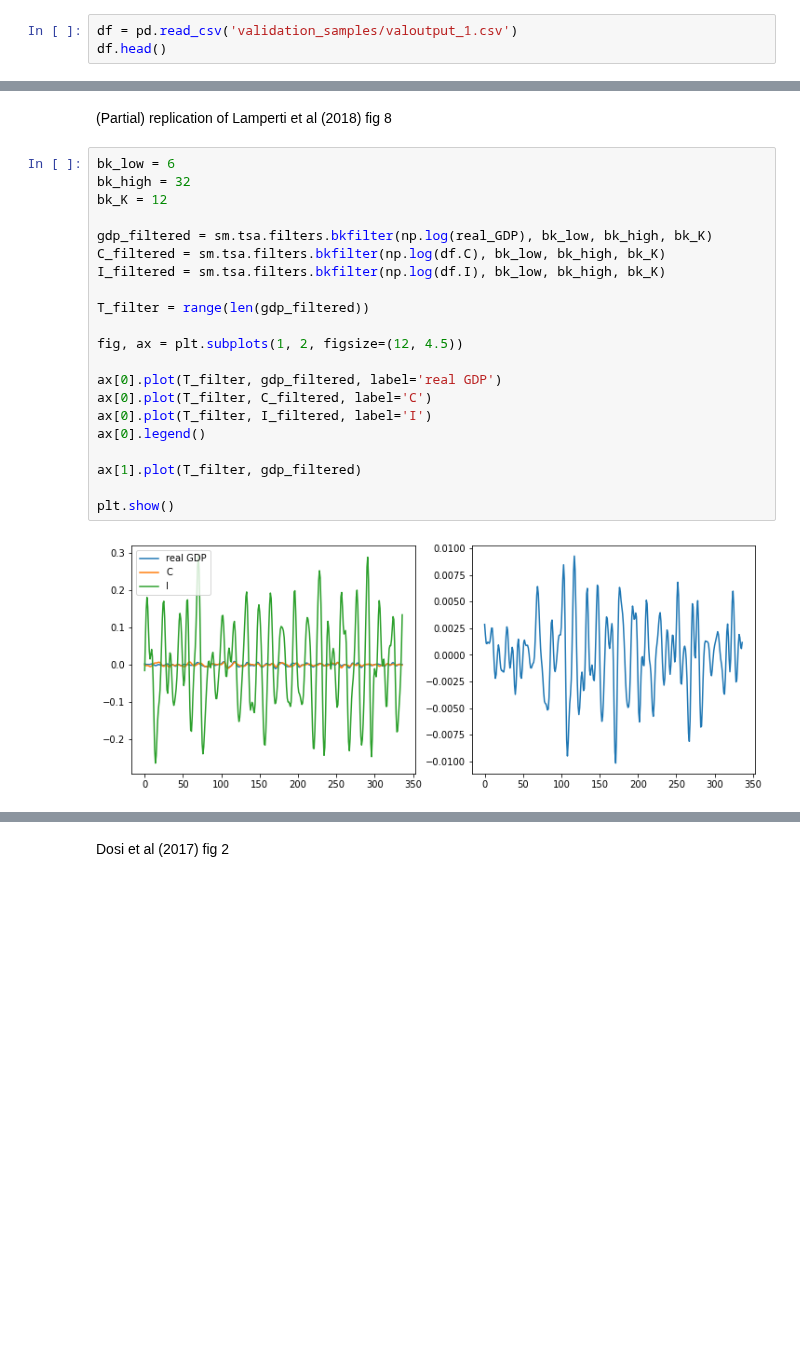
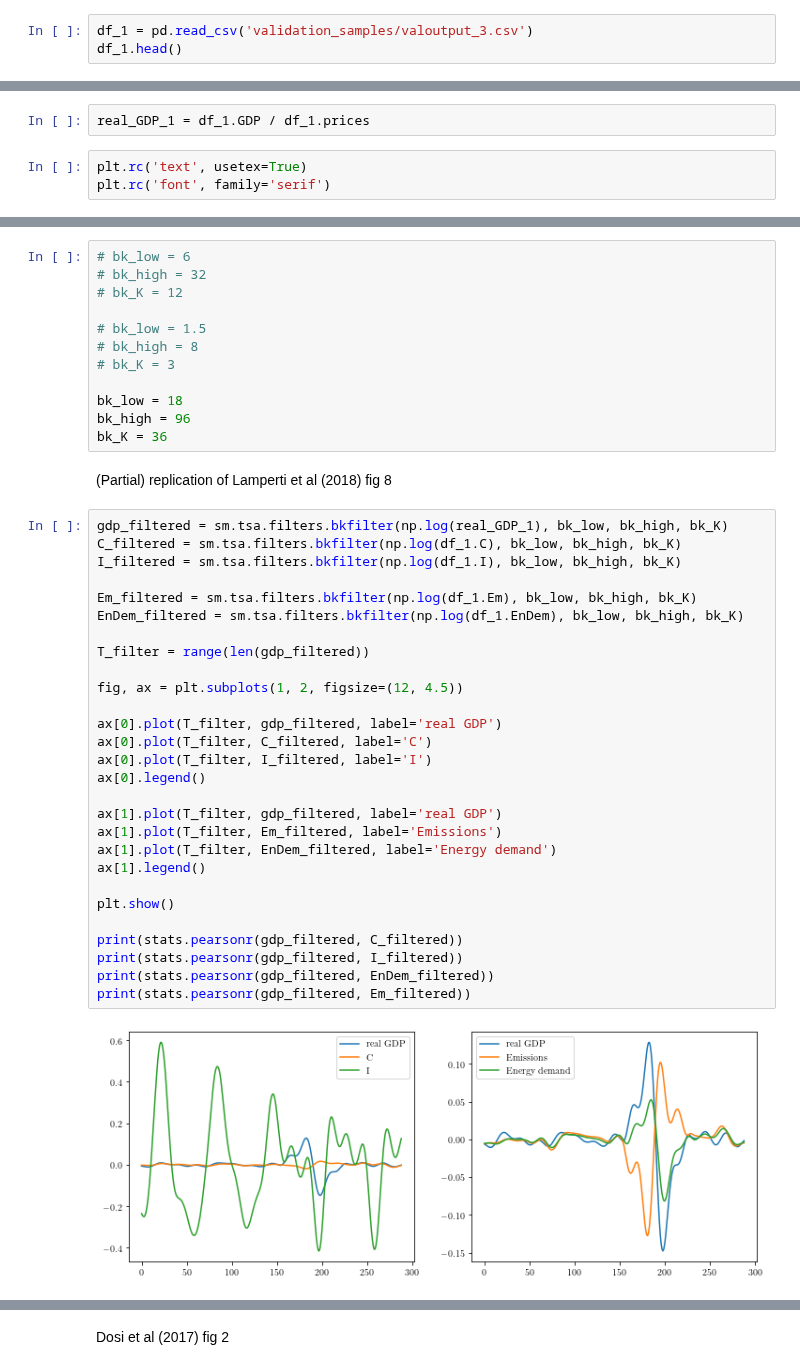
Before and after one commit to Tarsatir/Capsule_Climate, a Jupyter notebook: results/validation/replication_plots.ipynb, the cells around one changed output, grey strips where cells are left out. Saved outputs shown, nothing was run; the diff lists cells and outputs as text; blank space fills up the shorter version.

```diff
--- a/results/validation/replication_plots.ipynb
+++ b/results/validation/replication_plots.ipynb
@@ -10,6 +11,6 @@ from scipy.stats import norm
 # %% [markdown]
 ### Replication of single-run plots
 # %%
-df = pd.read_csv('validation_samples/valoutput_1.csv')
-df.head()
+df_1 = pd.read_csv('validation_samples/valoutput_3.csv')
+df_1.head()
 # %% [output]
@@ -32,3 +28,8 @@ real_GDP = df.GDP / df.prices
+# %%
+real_GDP_1 = df_1.GDP / df_1.prices
+# %%
+plt.rc('text', usetex=True)
+plt.rc('font', family='serif')
 # %% [markdown]
 (Partial) replication of Lamperti et al (2018) fig 2
 # %%
@@ -74,25 +87,44 @@ plt.show()
+# %%
+# bk_low = 6
+# bk_high = 32
+# bk_K = 12
+
+# bk_low = 1.5
+# bk_high = 8
+# bk_K = 3
+
+bk_low = 18
+bk_high = 96
+bk_K = 36
 # %% [markdown]
 (Partial) replication of Lamperti et al (2018) fig 8
 # %%
-bk_low = 6
-bk_high = 32
-bk_K = 12
+gdp_filtered = sm.tsa.filters.bkfilter(np.log(real_GDP_1), bk_low, bk_high, bk_K)
+C_filtered = sm.tsa.filters.bkfilter(np.log(df_1.C), bk_low, bk_high, bk_K)
+I_filtered = sm.tsa.filters.bkfilter(np.log(df_1.I), bk_low, bk_high, bk_K)
 
-gdp_filtered = sm.tsa.filters.bkfilter(np.log(real_GDP), bk_low, bk_high, bk_K)
-C_filtered = sm.tsa.filters.bkfilter(np.log(df.C), bk_low, bk_high, bk_K)
-I_filtered = sm.tsa.filters.bkfilter(np.log(df.I), bk_low, bk_high, bk_K)
+Em_filtered = sm.tsa.filters.bkfilter(np.log(df_1.Em), bk_low, bk_high, bk_K)
+EnDem_filtered = sm.tsa.filters.bkfilter(np.log(df_1.EnDem), bk_low, bk_high, bk_K)
 
 T_filter = range(len(gdp_filtered))
 
 fig, ax = plt.subplots(1, 2, figsize=(12, 4.5))
 
 ax[0].plot(T_filter, gdp_filtered, label='real GDP')
 ax[0].plot(T_filter, C_filtered, label='C')
 ax[0].plot(T_filter, I_filtered, label='I')
 ax[0].legend()
 
-ax[1].plot(T_filter, gdp_filtered)
+ax[1].plot(T_filter, gdp_filtered, label='real GDP')
+ax[1].plot(T_filter, Em_filtered, label='Emissions')
+ax[1].plot(T_filter, EnDem_filtered, label='Energy demand')
+ax[1].legend()
 
 plt.show()
+
+print(stats.pearsonr(gdp_filtered, C_filtered))
+print(stats.pearsonr(gdp_filtered, I_filtered))
+print(stats.pearsonr(gdp_filtered, EnDem_filtered))
+print(stats.pearsonr(gdp_filtered, Em_filtered))
 # %% [output]
-[figure, old version]
+[figure, new version]
```
Also changed, not shown: parts of 30 cells of this notebook, 20 other files.
